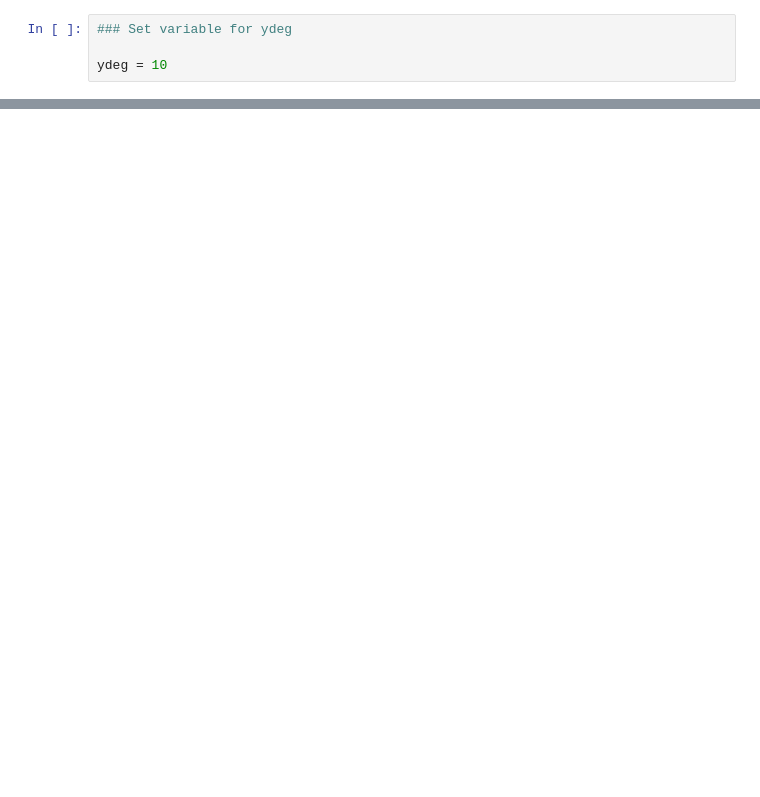
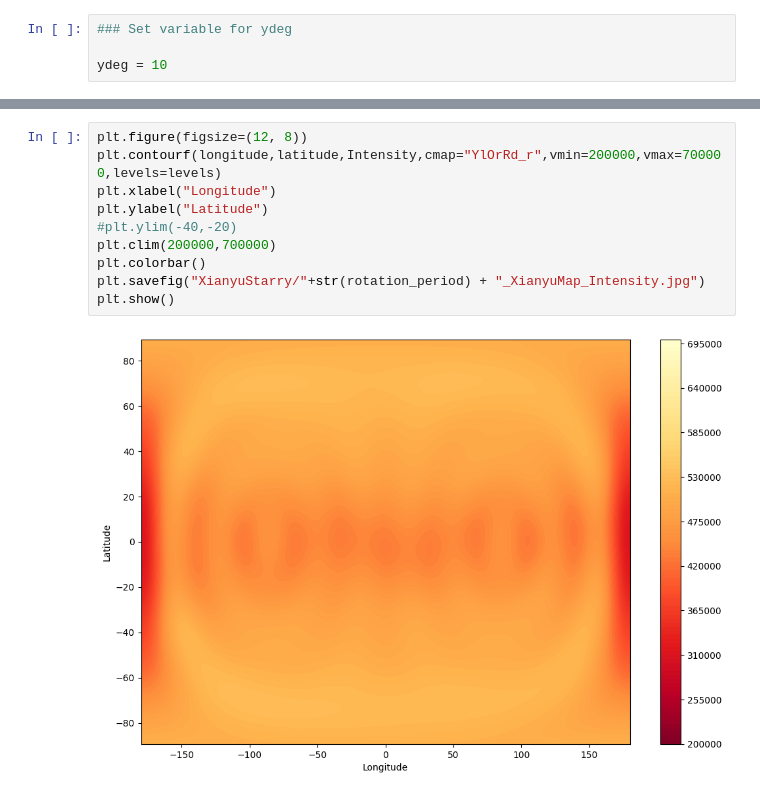
Before and after one commit to MohammadRefat23/StarryAtmospheres, a Jupyter notebook: Xianyu_Maps.ipynb, the cells around one changed output, grey strips where cells are left out. Drawn from its saved outputs; the diff is of its cells as text; blank space fills up the shorter version.

```diff
--- a/Xianyu_Maps.ipynb
+++ b/Xianyu_Maps.ipynb
@@ -79,0 +107,12 @@ map.show(projection="rect",file=str(rotation_period)+"_XianyuMap_Starry_ydeg"+st
+# %%
+plt.figure(figsize=(12, 8))
+plt.contourf(longitude,latitude,Intensity,cmap="YlOrRd_r",vmin=200000,vmax=700000,levels=levels)
+plt.xlabel("Longitude")
+plt.ylabel("Latitude")
+#plt.ylim(-40,-20)
+plt.clim(200000,700000)
+plt.colorbar()
+plt.savefig("XianyuStarry/"+str(rotation_period) + "_XianyuMap_Intensity.jpg")
+plt.show()
+# %% [output]
+[figure, added]
```
Also changed, not shown: parts of 8 cells of this notebook.
